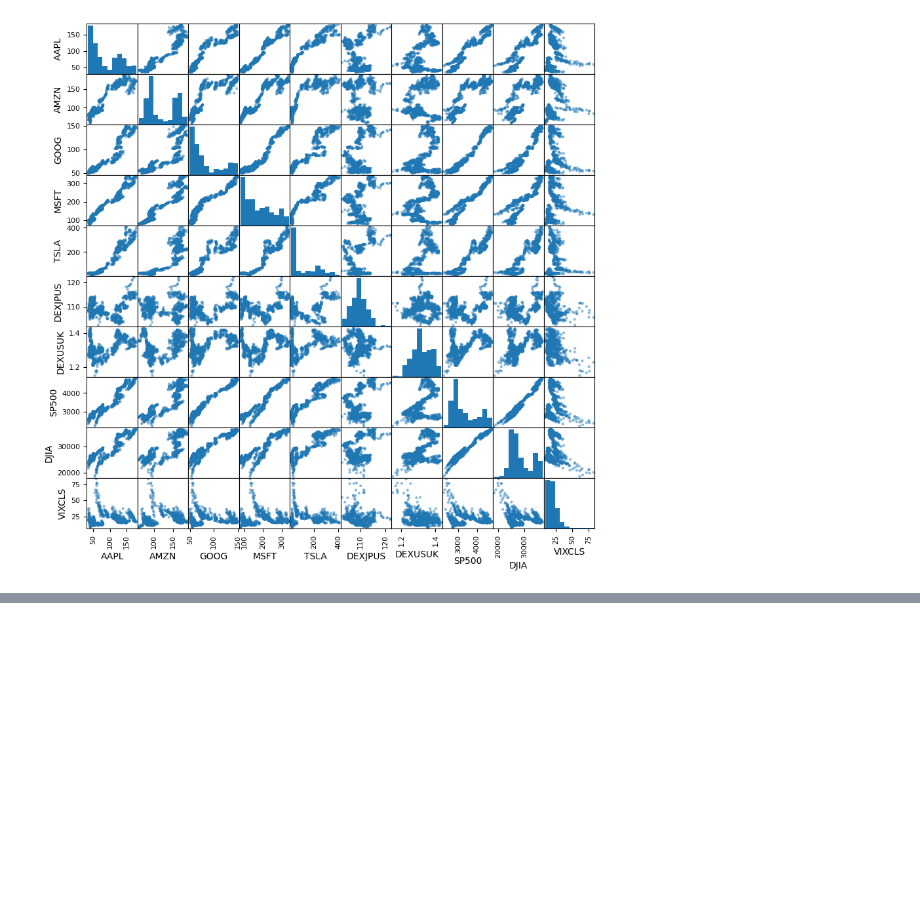
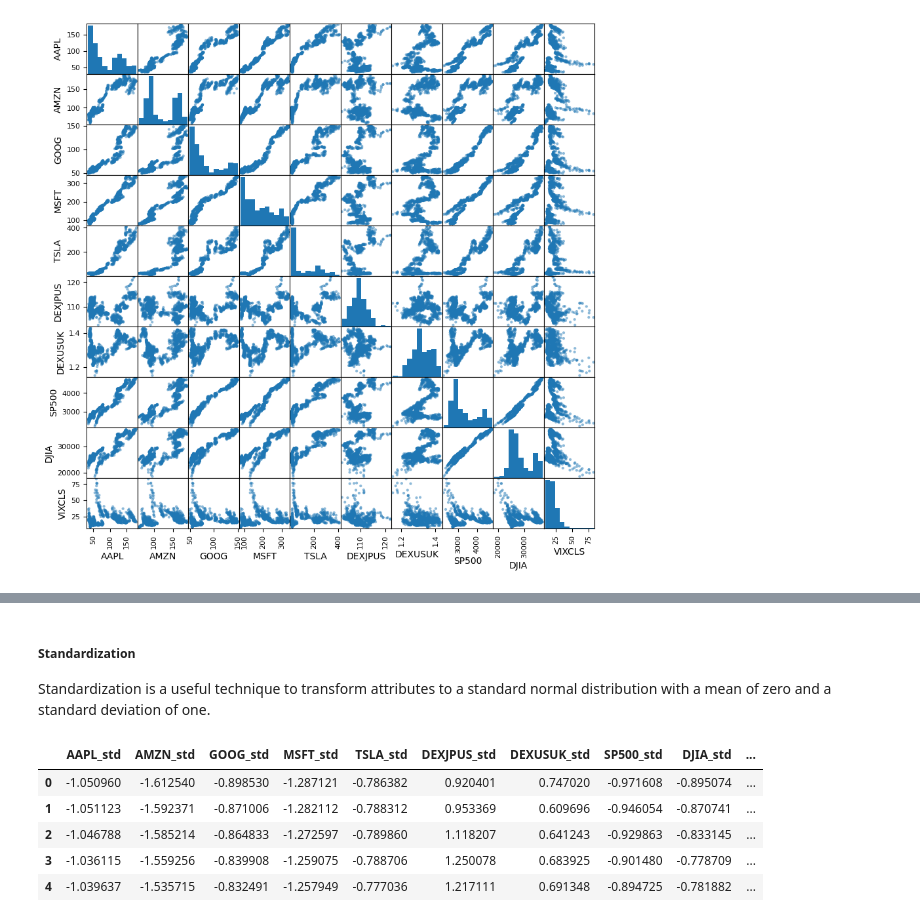
Before and after one commit to jamiecjm/quantpy-finml-course, a Jupyter notebook: chapter3.ipynb, the cells around one changed output, grey strips where cells are left out. Saved outputs shown, nothing was run; the diff lists cells and outputs as text; code cells hidden in the pictures; blank space fills up the shorter version.

```diff
--- a/chapter3.ipynb
+++ b/chapter3.ipynb
@@ -106,0 +164,17 @@ plt.show()
+# %% [markdown]
+##### Standardization
+
+Standardization is a useful technique to transform attributes to a standard normal distribution with a mean of zero and a standard deviation of one.
+# %%
+from sklearn.preprocessing import StandardScaler
+scaler = StandardScaler().fit(X_data)
+StandardisedX = pd.DataFrame(scaler.fit_transform(X_data))
+StandardisedX.columns = X_data.columns + '_std'
+StandardisedX.head()
+# %% [output]
+|  | AAPL_std | AMZN_std | GOOG_std | MSFT_std | TSLA_std | DEXJPUS_std | DEXUSUK_std | SP500_std | DJIA_std | ... |
+| 0 | -1.050960 | -1.612540 | -0.898530 | -1.287121 | -0.786382 | 0.920401 | 0.747020 | -0.971608 | -0.895074 | ... |
+| 1 | -1.051123 | -1.592371 | -0.871006 | -1.282112 | -0.788312 | 0.953369 | 0.609696 | -0.946054 | -0.870741 | ... |
+| 2 | -1.046788 | -1.585214 | -0.864833 | -1.272597 | -0.789860 | 1.118207 | 0.641243 | -0.929863 | -0.833145 | ... |
+| 3 | -1.036115 | -1.559256 | -0.839908 | -1.259075 | -0.788706 | 1.250078 | 0.683925 | -0.901480 | -0.778709 | ... |
+| 4 | -1.039637 | -1.535715 | -0.832491 | -1.257949 | -0.777036 | 1.217111 | 0.691348 | -0.894725 | -0.781882 | ... |
```
Also changed, not shown: parts of 10 cells of this notebook.
